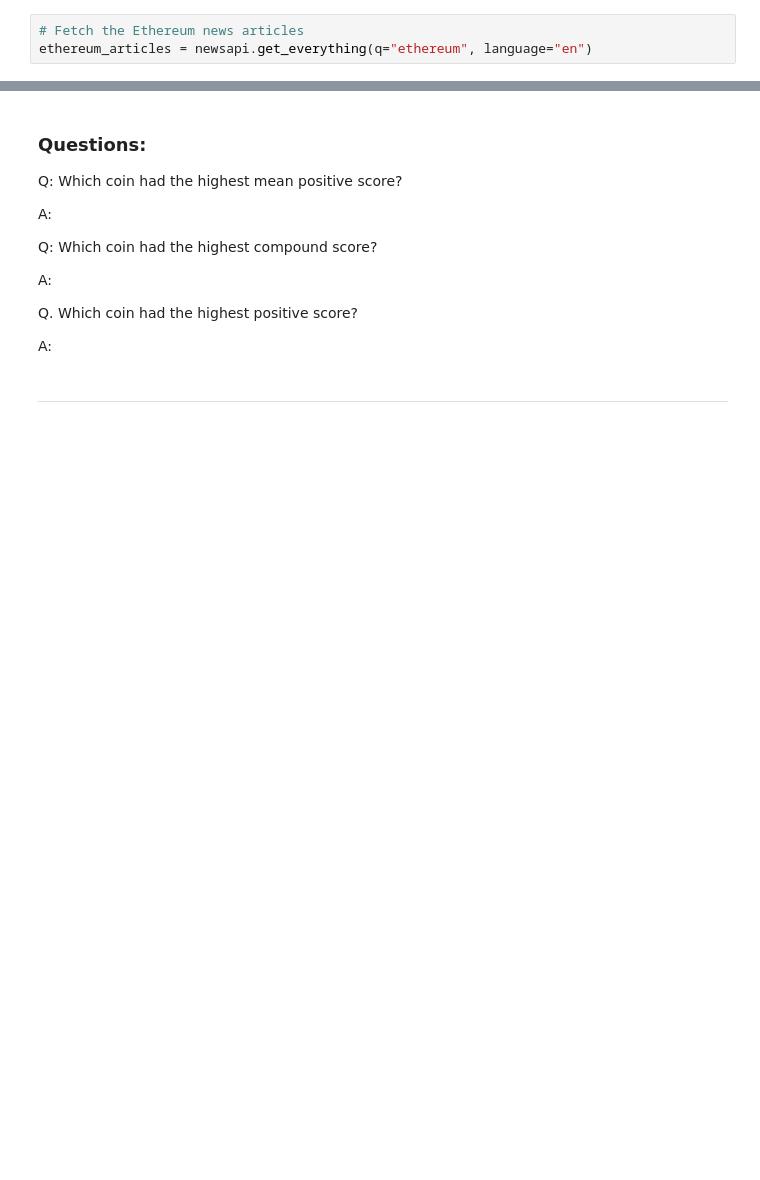
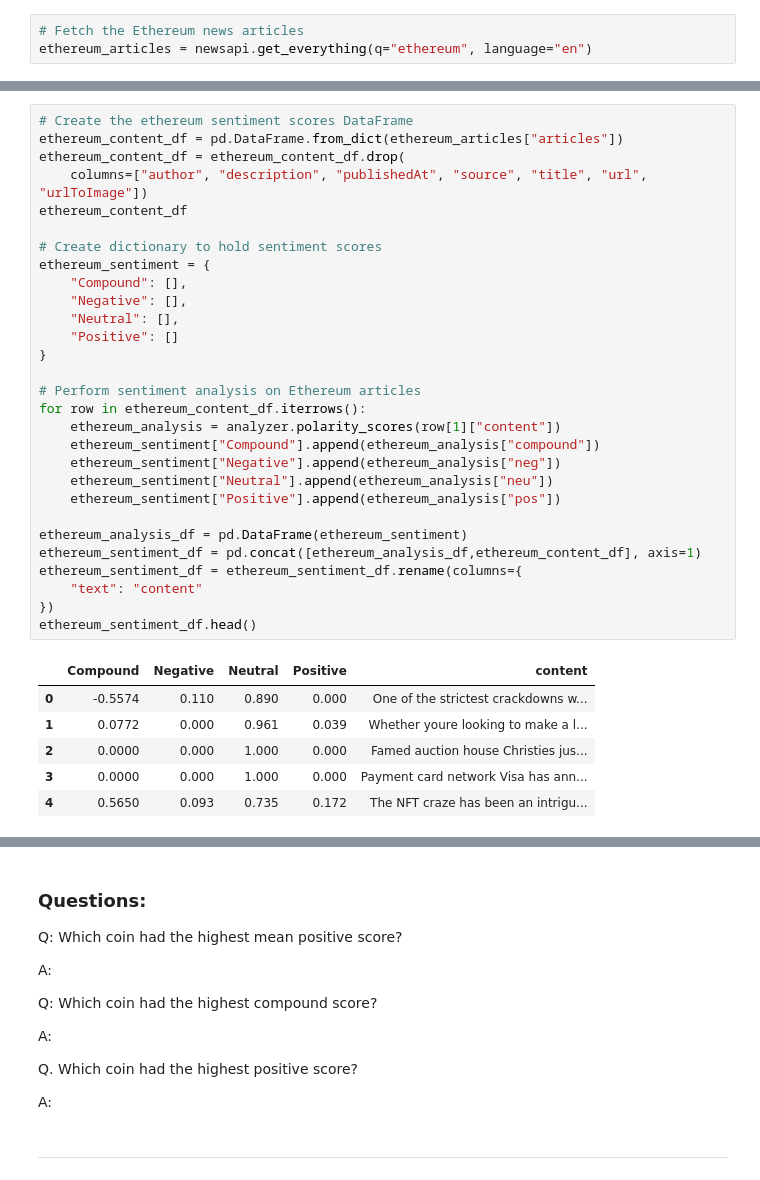
Before and after one commit to cnxtech/tales-from-the-crypto, a Jupyter notebook: tales_from_the_crypto/crypto_sentiment.ipynb, the cells around one changed output, grey strips where cells are left out. Drawn from its saved outputs; the diff is of its cells as text; blank space fills up the shorter version.

```diff
--- a/tales_from_the_crypto/crypto_sentiment.ipynb
+++ b/tales_from_the_crypto/crypto_sentiment.ipynb
@@ -78,2 +87,38 @@ bitcoin_sentiment_df
+# %%
+# Create the ethereum sentiment scores DataFrame
+ethereum_content_df = pd.DataFrame.from_dict(ethereum_articles["articles"])
+ethereum_content_df = ethereum_content_df.drop(
+    columns=["author", "description", "publishedAt", "source", "title", "url", "urlToImage"])
+ethereum_content_df
+
+# Create dictionary to hold sentiment scores
+ethereum_sentiment = {
+    "Compound": [],
+    "Negative": [],
+    "Neutral": [],
+    "Positive": []
+}
+
+# Perform sentiment analysis on Ethereum articles
+for row in ethereum_content_df.iterrows():
+    ethereum_analysis = analyzer.polarity_scores(row[1]["content"])
+    ethereum_sentiment["Compound"].append(ethereum_analysis["compound"])
+    ethereum_sentiment["Negative"].append(ethereum_analysis["neg"])
+    ethereum_sentiment["Neutral"].append(ethereum_analysis["neu"])
+    ethereum_sentiment["Positive"].append(ethereum_analysis["pos"])
+
+ethereum_analysis_df = pd.DataFrame(ethereum_sentiment)
+ethereum_sentiment_df = pd.concat([ethereum_analysis_df,ethereum_content_df], axis=1)
+ethereum_sentiment_df = ethereum_sentiment_df.rename(columns={
+    "text": "content"
+})
+ethereum_sentiment_df.head()
+# %% [output]
+|  | Compound | Negative | Neutral | Positive | content |
+| 0 | -0.5574 | 0.110 | 0.890 | 0.000 | One of the strictest crackdowns w... |
+| 1 | 0.0772 | 0.000 | 0.961 | 0.039 | Whether youre looking to make a l... |
+| 2 | 0.0000 | 0.000 | 1.000 | 0.000 | Famed auction house Christies jus... |
+| 3 | 0.0000 | 0.000 | 1.000 | 0.000 | Payment card network Visa has ann... |
+| 4 | 0.5650 | 0.093 | 0.735 | 0.172 | The NFT craze has been an intrigu... |
 # %%
 # Describe the Bitcoin Sentiment
```
Also changed, not shown: parts of 5 cells of this notebook.
